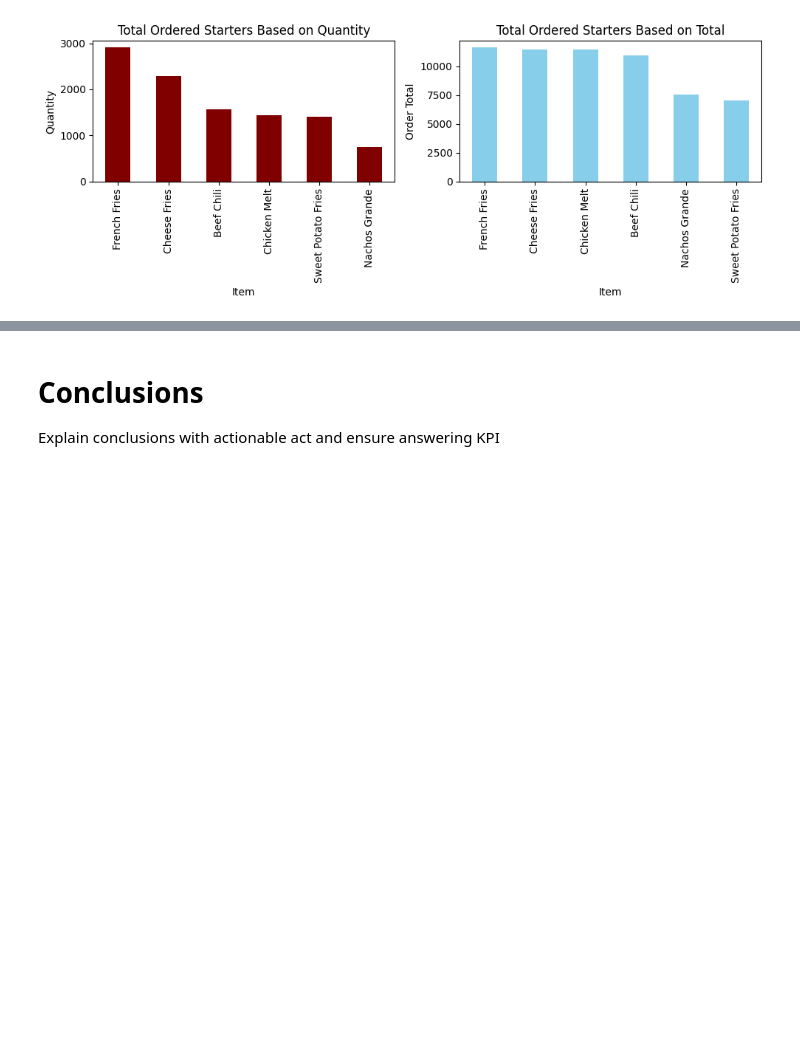
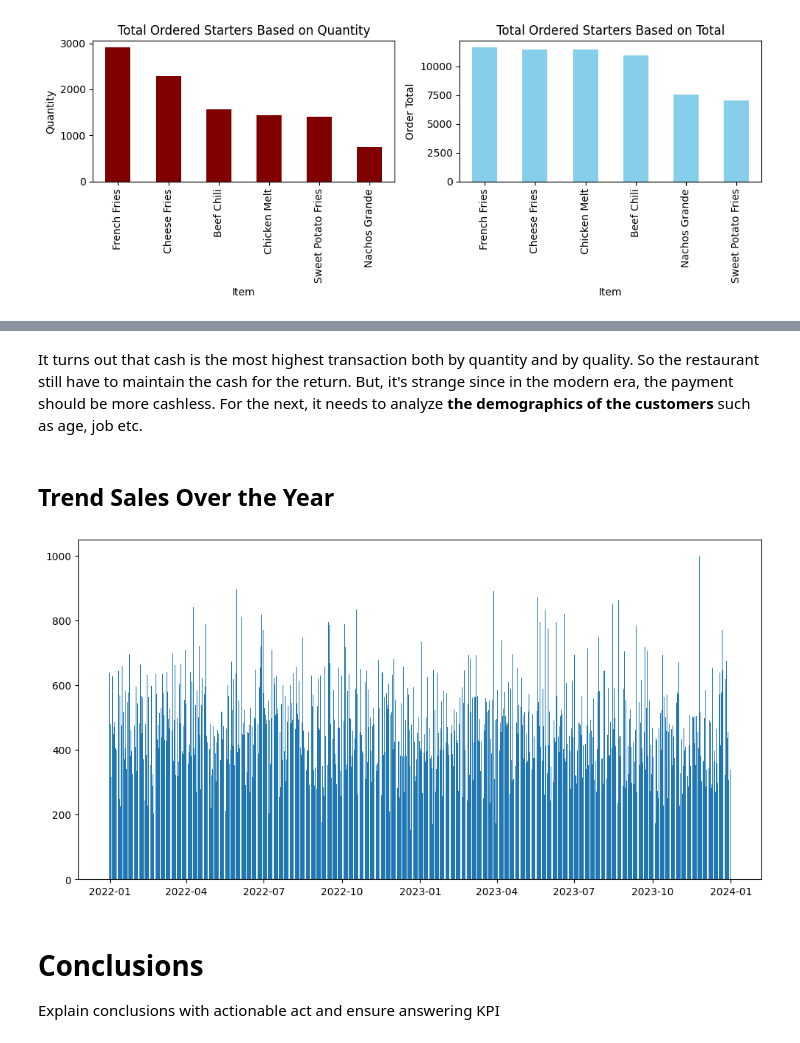
Before and after one commit to graveo-wicaksana/DA_restaurantSales, a Jupyter notebook: DA_restaurantSales.ipynb, the cells around one changed output, grey strips where cells are left out. Cells and saved outputs as stored; diff of their text form; code cells hidden in the pictures; blank space fills up the shorter version.

```diff
--- a/DA_restaurantSales.ipynb
+++ b/DA_restaurantSales.ipynb
@@ -674,3 +719,19 @@ Note recommendations: Make package, Look around the production costs
+# %% [markdown]
+It turns out that cash is the most highest transaction both by quantity and by quality. So the restaurant still have to maintain the cash for the return. But, it's strange since in the modern era, the payment should be more cashless. For the next, it needs to analyze **the demographics of the customers** such as age, job etc.
+# %% [markdown]
+## Trend Sales Over the Year
+# %%
+aggregated_order_total = df2_combine_filled_na_items.groupby('Order Date')['Order Total'].sum().reset_index()
+aggregated_order_total = aggregated_order_total.sort_values('Order Date')
+
+#makes figure
+plt.figure(figsize=(12, 6))
+plt.bar(aggregated_order_total['Order Date'], aggregated_order_total['Order Total'])
+
+plt.show()
+#Date is too much. Change to month
+# %% [output]
+[figure, added]
 # %% [markdown]
 # Conclusions
 Explain conclusions with actionable act and ensure answering KPI
```
Also changed, not shown: parts of 13 cells of this notebook.
